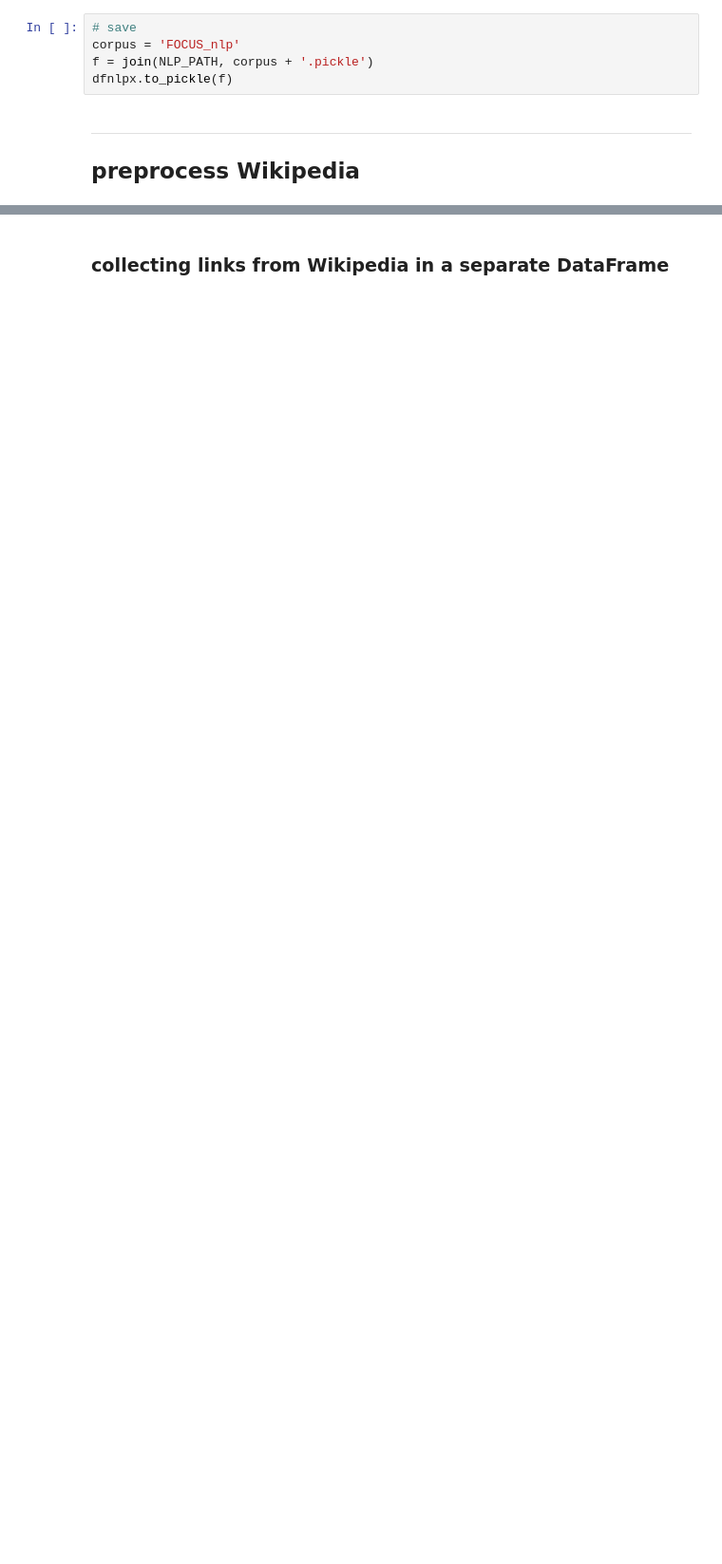
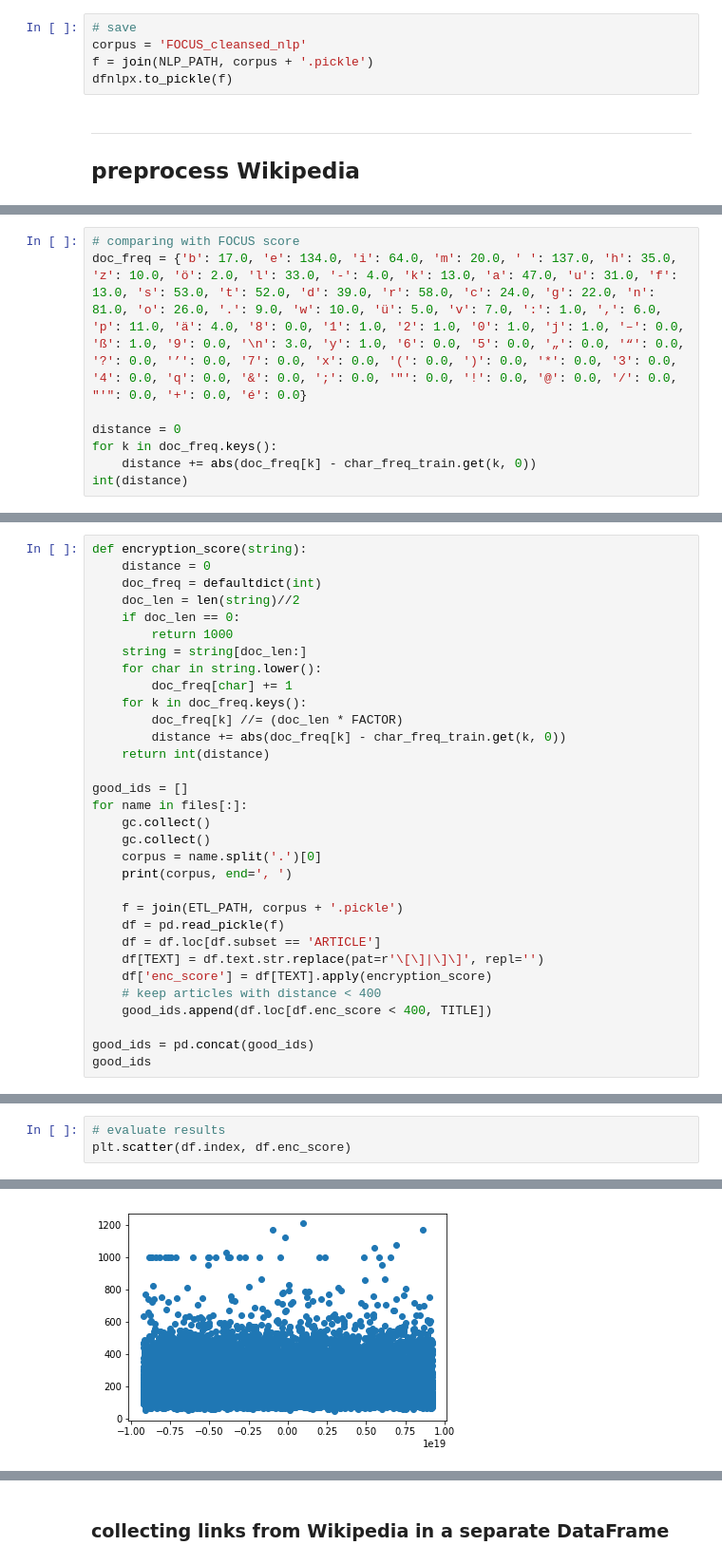
Before and after one commit to andifunke/topic-labeling, a Jupyter notebook: Snippets.ipynb, the cells around one changed output, grey strips where cells are left out. Shown at 95% size. Drawn from its saved outputs; the diff is of its cells as text; blank space fills up the shorter version.

```diff
--- a/Snippets.ipynb
+++ b/Snippets.ipynb
@@ -459,7 +435,7 @@ print(dfnlpx.shape, dfnlp.shape)
 print(dfnlpx.groupby(HASH).head(1).shape)
 # %%
 # save
-corpus = 'FOCUS_nlp'
+corpus = 'FOCUS_cleansed_nlp'
 f = join(NLP_PATH, corpus + '.pickle')
 dfnlpx.to_pickle(f)
 # %% [markdown]
@@ -468,0 +517,8 @@ dfnlpx.to_pickle(f)
+# %%
+# comparing with FOCUS score
+doc_freq = {'b': 17.0, 'e': 134.0, 'i': 64.0, 'm': 20.0, ' ': 137.0, 'h': 35.0, 'z': 10.0, 'ö': 2.0, 'l': 33.0, '-': 4.0, 'k': 13.0, 'a': 47.0, 'u': 31.0, 'f': 13.0, 's': 53.0, 't': 52.0, 'd': 39.0, 'r': 58.0, 'c': 24.0, 'g': 22.0, 'n': 81.0, 'o': 26.0, '.': 9.0, 'w': 10.0, 'ü': 5.0, 'v': 7.0, ':': 1.0, ',': 6.0, 'p': 11.0, 'ä': 4.0, '8': 0.0, '1': 1.0, '2': 1.0, '0': 1.0, 'j': 1.0, '–': 0.0, 'ß': 1.0, '9': 0.0, '\n': 3.0, 'y': 1.0, '6': 0.0, '5': 0.0, '„': 0.0, '“': 0.0, '?': 0.0, '’': 0.0, '7': 0.0, 'x': 0.0, '(': 0.0, ')': 0.0, '*': 0.0, '3': 0.0, '4': 0.0, 'q': 0.0, '&': 0.0, ';': 0.0, '"': 0.0, '!': 0.0, '@': 0.0, '/': 0.0, "'": 0.0, '+': 0.0, 'é': 0.0}
+
+distance = 0
+for k in doc_freq.keys():
+    distance += abs(doc_freq[k] - char_freq_train.get(k, 0))
+int(distance)
@@ -468,0 +527,32 @@ dfnlpx.to_pickle(f)
+# %%
+def encryption_score(string):
+    distance = 0
+    doc_freq = defaultdict(int)
+    doc_len = len(string)//2
+    if doc_len == 0:
+        return 1000
+    string = string[doc_len:]
+    for char in string.lower():
+        doc_freq[char] += 1
+    for k in doc_freq.keys():
+        doc_freq[k] //= (doc_len * FACTOR)
+        distance += abs(doc_freq[k] - char_freq_train.get(k, 0))
+    return int(distance)
+
+good_ids = []
+for name in files[:]:
+    gc.collect()
+    gc.collect()
+    corpus = name.split('.')[0]
+    print(corpus, end=', ')
+
+    f = join(ETL_PATH, corpus + '.pickle')
+    df = pd.read_pickle(f)
+    df = df.loc[df.subset == 'ARTICLE']
+    df[TEXT] = df.text.str.replace(pat=r'\[\]|\]\]', repl='')
+    df['enc_score'] = df[TEXT].apply(encryption_score)
+    # keep articles with distance < 400
+    good_ids.append(df.loc[df.enc_score < 400, TITLE])
+
+good_ids = pd.concat(good_ids)
+good_ids
@@ -468,0 +602,4 @@ dfnlpx.to_pickle(f)
+# %%
+# evaluate results
+plt.scatter(df.index, df.enc_score)
+# %% [output]
@@ -468,0 +607 @@ dfnlpx.to_pickle(f)
+[figure, added]
```
Also changed, not shown: parts of 45 cells of this notebook, 1 other file.
